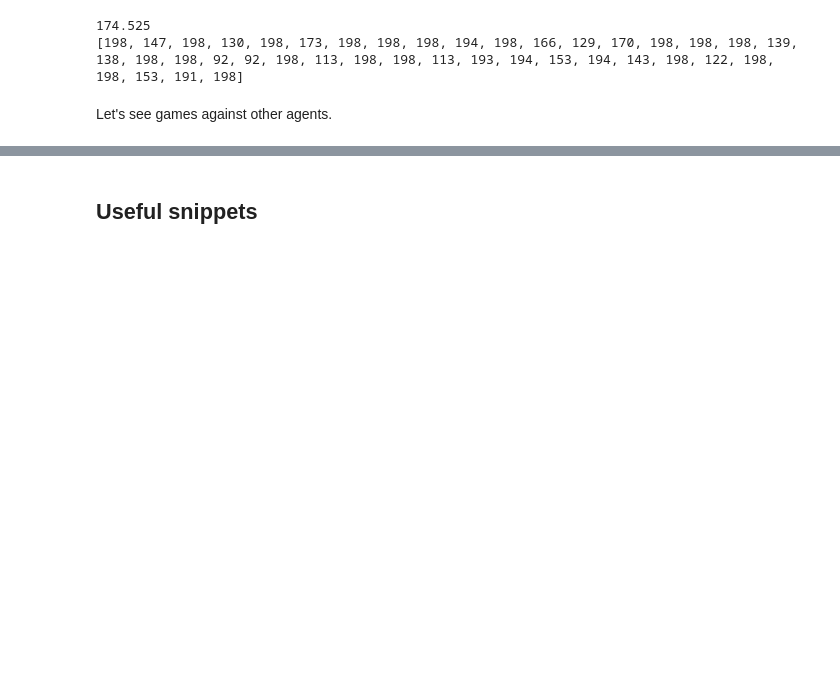
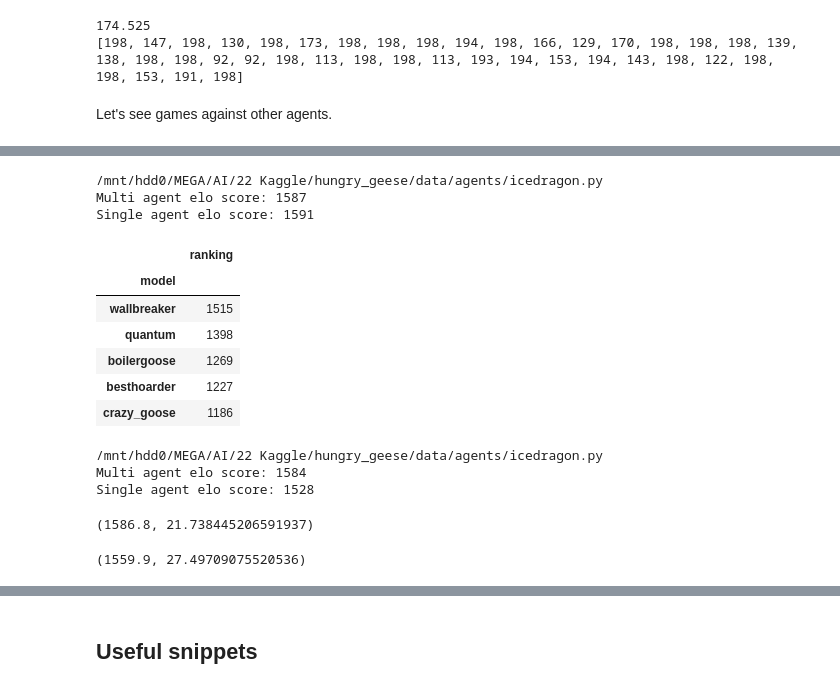
Before and after one commit to ironbar/hungry_geese, a Jupyter notebook: notebooks/008_ladder_of_agents_3.ipynb, the cells around one changed output, grey strips where cells are left out. Saved outputs shown, nothing was run; the diff lists cells and outputs as text; code cells hidden in the pictures; blank space fills up the shorter version.

```diff
--- a/notebooks/008_ladder_of_agents_3.ipynb
+++ b/notebooks/008_ladder_of_agents_3.ipynb
@@ -464,0 +536,23 @@ Let's see games against other agents.
+# %%
+new_scores = [simple_agent_evaluation('/mnt/hdd0/MEGA/AI/22 Kaggle/hungry_geese/data/agents/icedragon.py', n_matches=100) for _ in range(10)]
+# %% [output]
+/mnt/hdd0/MEGA/AI/22 Kaggle/hungry_geese/data/agents/icedragon.py
+Multi agent elo score: 1587
+Single agent elo score: 1591
+# %%
+initial_elo_ranking = initial_elo_ranking.loc[['wallbreaker', 'quantum', 'boilergoose', 'besthoarder', 'crazy_goose']]
+initial_elo_ranking
+# %% [output]
+|  | ranking |
+| model |  |
+| wallbreaker | 1515 |
+| quantum | 1398 |
+| boilergoose | 1269 |
+| besthoarder | 1227 |
+| crazy_goose | 1186 |
+# %%
+old_scores = [simple_agent_evaluation('/mnt/hdd0/MEGA/AI/22 Kaggle/hungry_geese/data/agents/icedragon.py', n_matches=100) for _ in range(10)]
+# %% [output]
+/mnt/hdd0/MEGA/AI/22 Kaggle/hungry_geese/data/agents/icedragon.py
+Multi agent elo score: 1584
+Single agent elo score: 1528
@@ -464,0 +562,8 @@ Let's see games against other agents.
+# %%
+np.mean(new_scores[:, 0]), np.std(new_scores[:, 0])
+# %% [output]
+(1586.8, 21.738445206591937)
+# %%
+np.mean(old_scores[:, 0]), np.std(old_scores[:, 0])
+# %% [output]
+(1559.9, 27.49709075520536)
```
Also changed, not shown: parts of 19 cells of this notebook, 9 other files.
